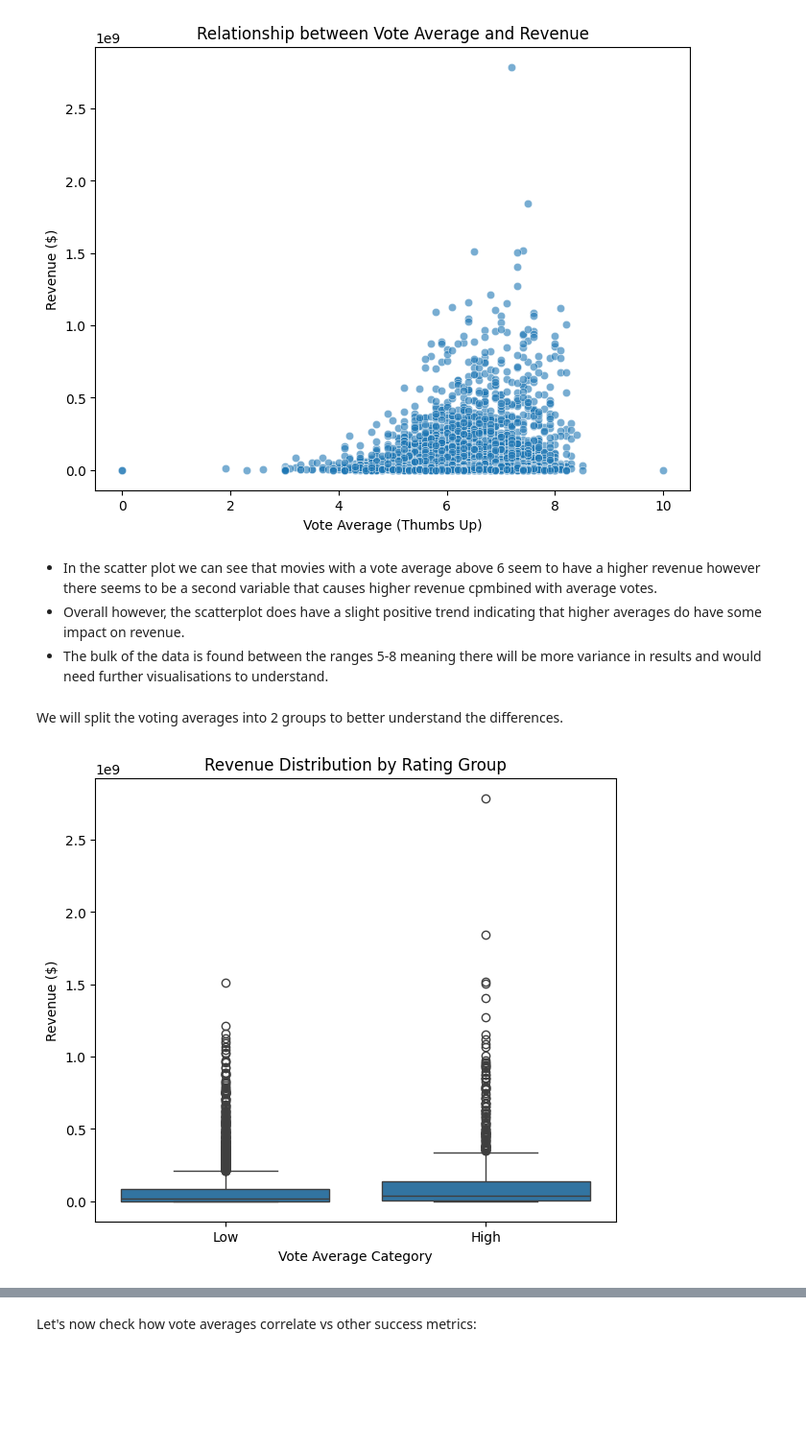
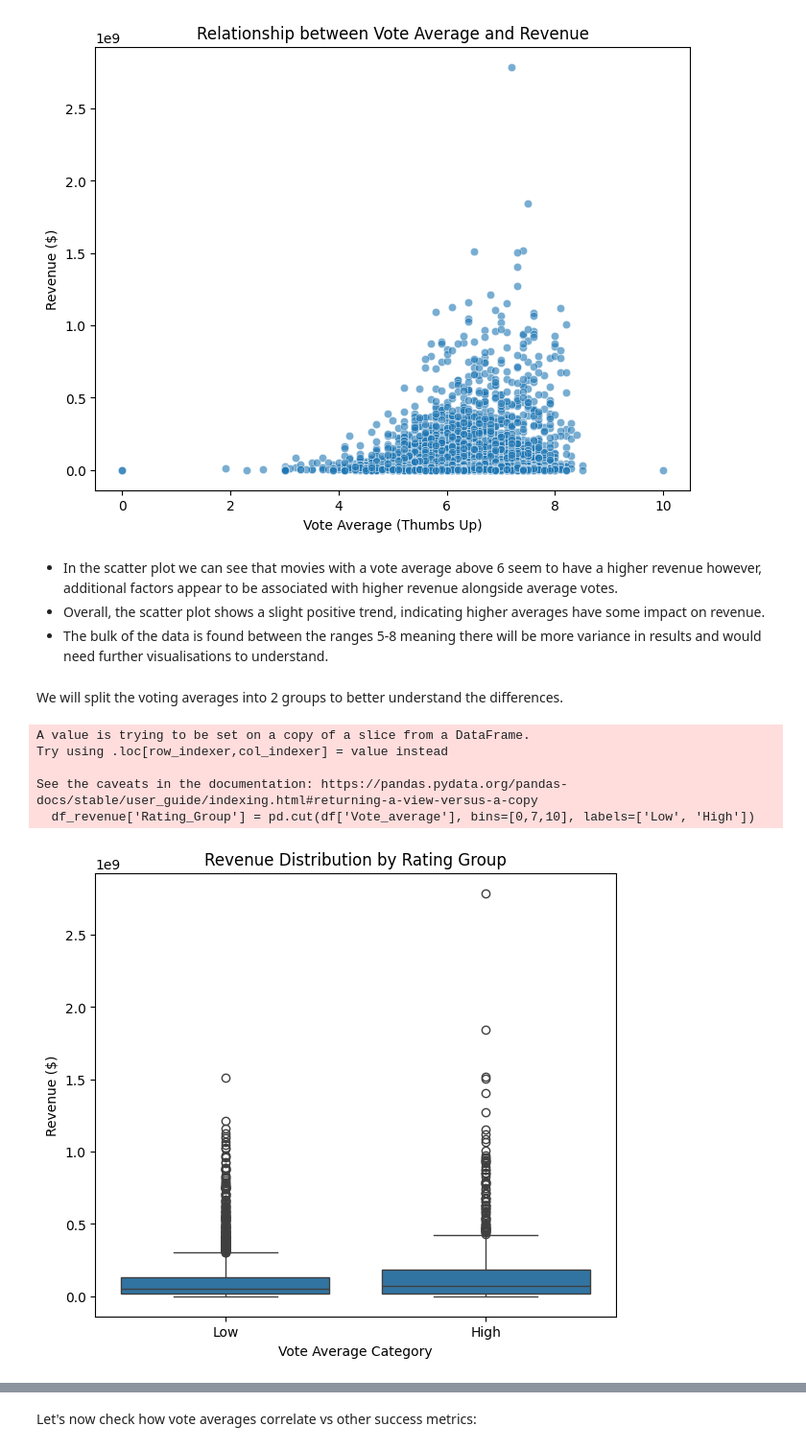
Before and after one commit to JayneLawley/Team1_TMDb_Hackathon_2, a Jupyter notebook: jupyter_notebooks/HM_EDA.ipynb, the cells around one changed output, grey strips where cells are left out. Shown at 96% size. Saved outputs shown, nothing was run; the diff lists cells and outputs as text; code cells hidden in the pictures; blank space fills up the shorter version.

```diff
--- a/jupyter_notebooks/HM_EDA.ipynb
+++ b/jupyter_notebooks/HM_EDA.ipynb
@@ -114,22 +123,27 @@ plt.show()
 # %% [output]
 [figure]
 # %% [markdown]
-- In the scatter plot we can see that movies with a vote average above 6 seem to have a higher revenue however there seems to be a second variable that causes higher revenue cpmbined with average votes.
-- Overall however, the scatterplot does have a slight positive trend indicating that higher averages do have some impact on revenue.
+- In the scatter plot we can see that movies with a vote average above 6 seem to have a higher revenue however, additional factors appear to be associated with higher revenue alongside average votes.
+- Overall, the scatter plot shows a slight positive trend, indicating higher averages have some impact on revenue.
 - The bulk of the data is found between the ranges 5-8 meaning there will be more variance in results and would need further visualisations to understand.
 # %% [markdown]
 We will split the voting averages into 2 groups to better understand the differences.
 # %%
-df['Rating_Group'] = pd.cut(df['Vote_average'], bins=[0,7,10], labels=['Low', 'High'])
+df_revenue['Rating_Group'] = pd.cut(df['Vote_average'], bins=[0,7,10], labels=['Low', 'High'])
 
 plt.figure(figsize=(7,6))
-sns.boxplot(x='Rating_Group', y='Revenue', data=df)
+sns.boxplot(x='Rating_Group', y='Revenue', data=df_revenue)
 plt.title('Revenue Distribution by Rating Group')
 plt.xlabel('Vote Average Category')
 plt.ylabel('Revenue ($)')
 plt.show()
 # %% [output]
+A value is trying to be set on a copy of a slice from a DataFrame.
+Try using .loc[row_indexer,col_indexer] = value instead
+
+See the caveats in the documentation: https://pandas.pydata.org/pandas-docs/stable/user_guide/indexing.html#returning-a-view-versus-a-copy
+  df_revenue['Rating_Group'] = pd.cut(df['Vote_average'], bins=[0,7,10], labels=['Low', 'High'])
-[figure, old version]
+[figure, new version]
 # %% [markdown]
 - Both "Low" and "High" rating groups have very similar median revenues. This would suggest vote average doesn't have a huge impact on revenue.
 - High-rated movies show more and higher revenue outliers. Low-rated movies also have outliers but they are generally less extreme
```
Also changed, not shown: parts of 65 cells of this notebook, 1 other file.
